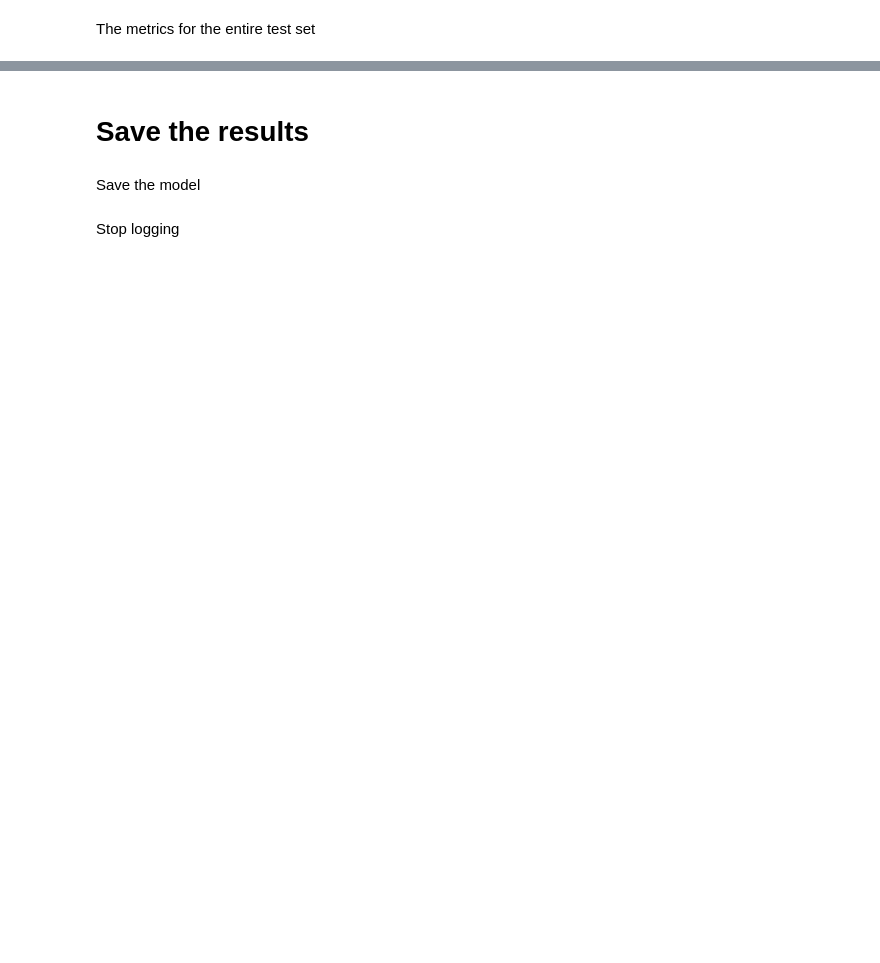
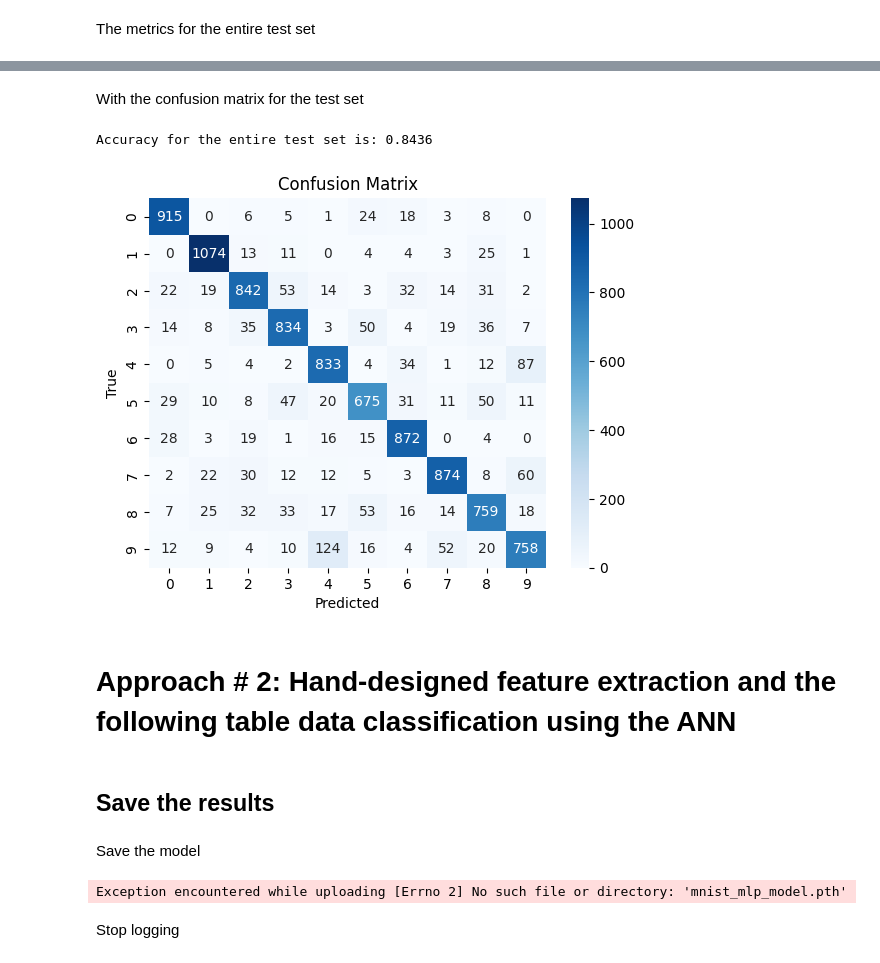
Before and after one commit to Mechanics-Mechatronics-and-Robotics/CV-2025, a Jupyter notebook: Lab_1_Feature_Extraction_and_ML.ipynb, the cells around one changed output, grey strips where cells are left out. Saved outputs shown, nothing was run; the diff lists cells and outputs as text; code cells hidden in the pictures; blank space fills up the shorter version.

```diff
--- a/Lab_1_Feature_Extraction_and_ML.ipynb
+++ b/Lab_1_Feature_Extraction_and_ML.ipynb
@@ -589,10 +489,22 @@ plt.show()
+# %% [markdown]
+With the confusion matrix for the test set
+# %%
+print(f'Accuracy for the entire test set is: {test_acc}')
+conf_mat(figSize)
+# %% [output]
+Accuracy for the entire test set is: 0.8436
+[figure, added]
+# %% [markdown]
+# Approach \# 2: Hand-designed feature extraction and the following table data classification using the ANN
 # %% [markdown]
-# Save the results
+## Save the results
 # %% [markdown]
 Save the model
 # %%
-task.update_output_model(model_path="mnist_mlp_model.pth")
-torch.save(model.state_dict(), "mnist_mlp_model.pth")
+task.update_output_model(model_path=f'Lab_1_seed={seed}.pth')
+torch.save(model.state_dict(), f'Lab_1_seed={seed}.pth')
+# %% [output]
+Exception encountered while uploading [Errno 2] No such file or directory: 'mnist_mlp_model.pth'
 # %% [markdown]
 Stop logging
 # %%
```
Also changed, not shown: parts of 48 cells of this notebook.
